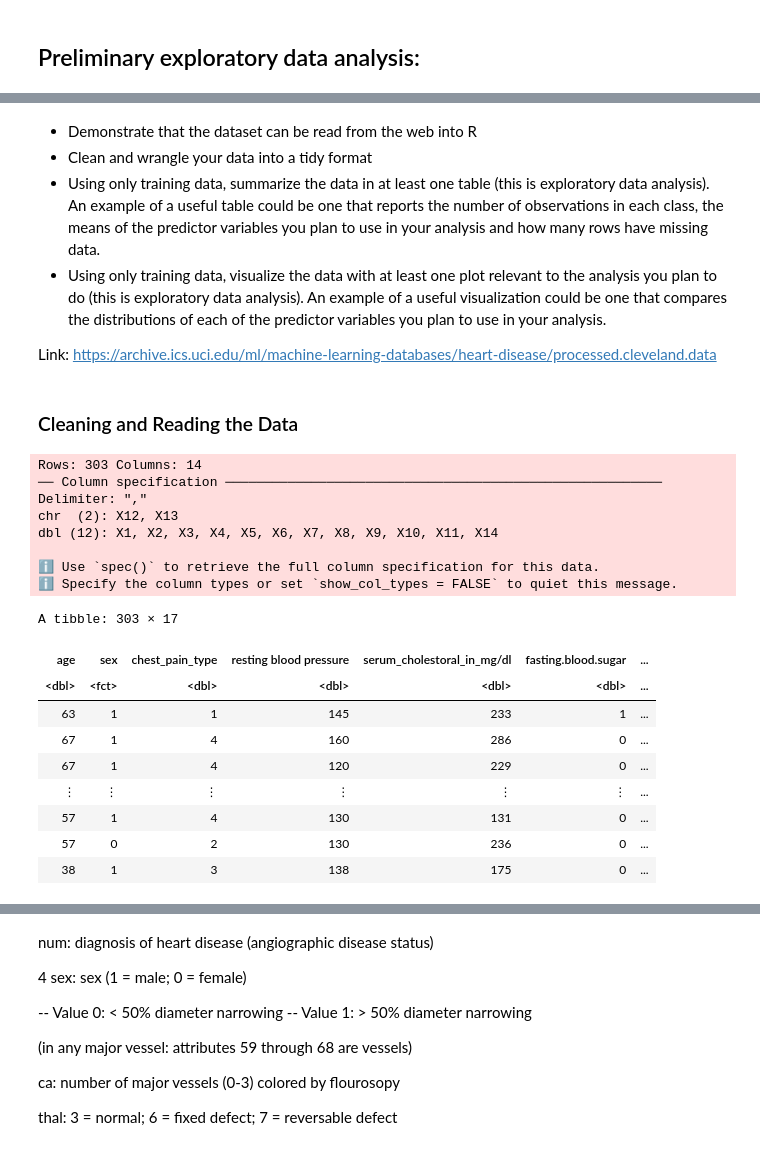
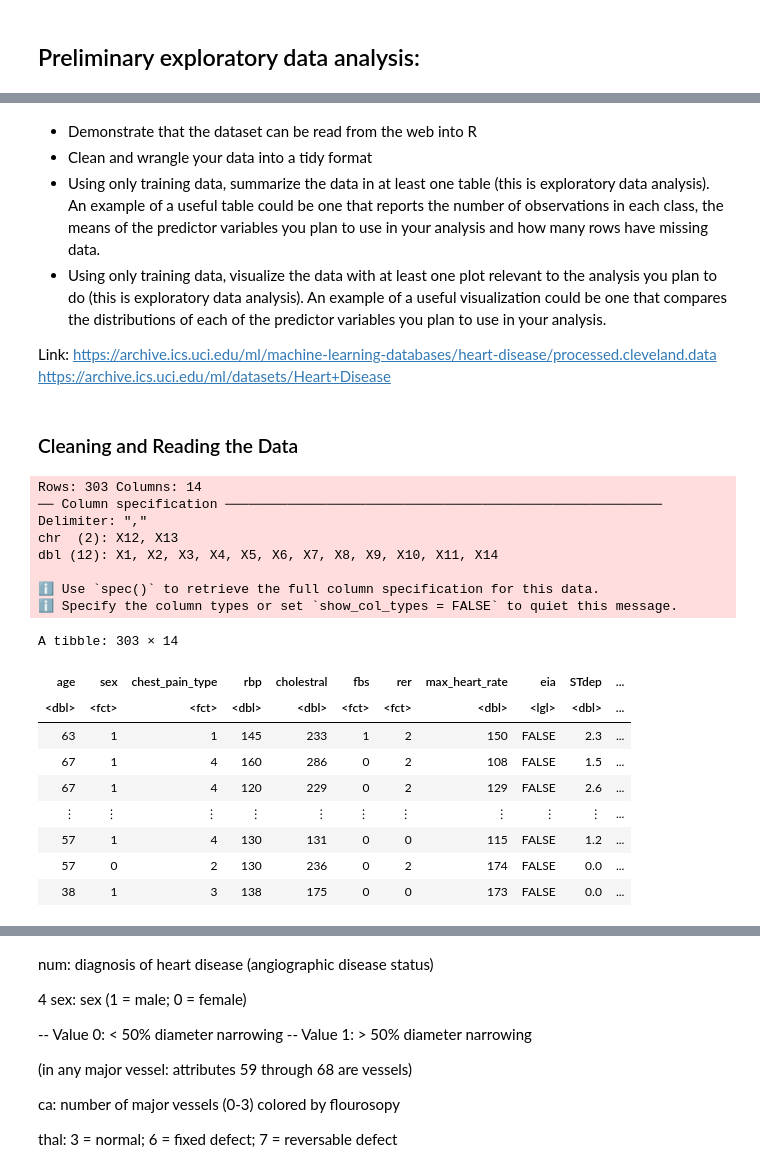
Before and after one commit to mariimako/DSCIPROJECT, a Jupyter notebook: projectproposal.ipynb, the cells around one changed output, grey strips where cells are left out. Drawn from its saved outputs; the diff is of its cells as text; code cells hidden in the pictures.

```diff
--- a/projectproposal.ipynb
+++ b/projectproposal.ipynb
@@ -42,42 +31,45 @@ ERROR: Error in file(filename, "r", encoding = encoding): cannot open the connec
 - Using only training data, visualize the data with at least one plot relevant to the analysis you plan to do (this is exploratory data analysis). An example of a useful visualization could be one that compares the distributions of each of the predictor variables you plan to use in your analysis.
 
 Link: https://archive.ics.uci.edu/ml/machine-learning-databases/heart-disease/processed.cleveland.data
+https://archive.ics.uci.edu/ml/datasets/Heart+Disease
 # %% [markdown]
 ### Cleaning and Reading the Data
 # %%
 heart_disease <- read_csv(url("https://archive.ics.uci.edu/ml/machine-learning-databases/heart-disease/processed.cleveland.data"),
                          col_names = FALSE)
 
-colnames(heart_disease) <- c("age", "sex", "chest_pain_type", "resting blood pressure", "serum_cholestoral_in_mg/dl",
-                      "fasting.blood.sugar", "resting_electrocardiographic_results",
-                      "maximum.heart.rate.achieved","exercise.induced.angina", "ST.depression.induced.by.exercise.relative.to.rest",
+colnames(heart_disease) <- c("age", "sex", "chest_pain_type", "rbp", "cholestral",
+                      "fbs", "rer",
+                      "max_heart_rate","eia", "STdep",
                       "slope","ca", "thal", "num")
 
 heart_disease <- heart_disease|>
-                    mutate(sex = as_factor(sex), fbs = as_factor(fasting.blood.sugar),
-                           rer = as_factor(resting_electrocardiographic_results), eia = as_factor(exercise.induced.angina),
-                           slope = as_factor(slope), num = as_factor(num))
+                    mutate(sex = as_factor(sex), fbs = as_factor(fbs),
+                           rer = as_factor(rer), eia = as_factor(eia),
+                           slope = as_factor(slope), num = as_factor(num),
+                           chest_pain_type = as_factor(chest_pain_type))
+heart_disease <- heart_disease|> mutate(eia = (1=="yes")&&(0=="no"))
 
 heart_disease
 # %% [output]
 Rows: 303 Columns: 14
 ── Column specification ────────────────────────────────────────────────────────
 Delimiter: ","
 chr  (2): X12, X13
 dbl (12): X1, X2, X3, X4, X5, X6, X7, X8, X9, X10, X11, X14
 
 ℹ Use `spec()` to retrieve the full column specification for this data.
 ℹ Specify the column types or set `show_col_types = FALSE` to quiet this message.
-A tibble: 303 × 17
+A tibble: 303 × 14
-| age | sex | chest_pain_type | resting blood pressure | serum_cholestoral_in_mg/dl | fasting.blood.sugar | ... |
-| <dbl> | <fct> | <dbl> | <dbl> | <dbl> | <dbl> | ... |
-| 63 | 1 | 1 | 145 | 233 | 1 | ... |
-| 67 | 1 | 4 | 160 | 286 | 0 | ... |
-| 67 | 1 | 4 | 120 | 229 | 0 | ... |
-| ⋮ | ⋮ | ⋮ | ⋮ | ⋮ | ⋮ | ... |
-| 57 | 1 | 4 | 130 | 131 | 0 | ... |
-| 57 | 0 | 2 | 130 | 236 | 0 | ... |
-| 38 | 1 | 3 | 138 | 175 | 0 | ... |
+| age | sex | chest_pain_type | rbp | cholestral | fbs | rer | max_heart_rate | eia | STdep | ... |
+| <dbl> | <fct> | <fct> | <dbl> | <dbl> | <fct> | <fct> | <dbl> | <lgl> | <dbl> | ... |
+| 63 | 1 | 1 | 145 | 233 | 1 | 2 | 150 | FALSE | 2.3 | ... |
+| 67 | 1 | 4 | 160 | 286 | 0 | 2 | 108 | FALSE | 1.5 | ... |
+| 67 | 1 | 4 | 120 | 229 | 0 | 2 | 129 | FALSE | 2.6 | ... |
+| ⋮ | ⋮ | ⋮ | ⋮ | ⋮ | ⋮ | ⋮ | ⋮ | ⋮ | ⋮ | ... |
+| 57 | 1 | 4 | 130 | 131 | 0 | 0 | 115 | FALSE | 1.2 | ... |
+| 57 | 0 | 2 | 130 | 236 | 0 | 2 | 174 | FALSE | 0.0 | ... |
+| 38 | 1 | 3 | 138 | 175 | 0 | 0 | 173 | FALSE | 0.0 | ... |
 # %%
  # Splitting the data
 heart_split <- initial_split(heart_disease, prop = 0.75, strata = num)
```
Also changed, not shown: parts of 5 cells of this notebook.
